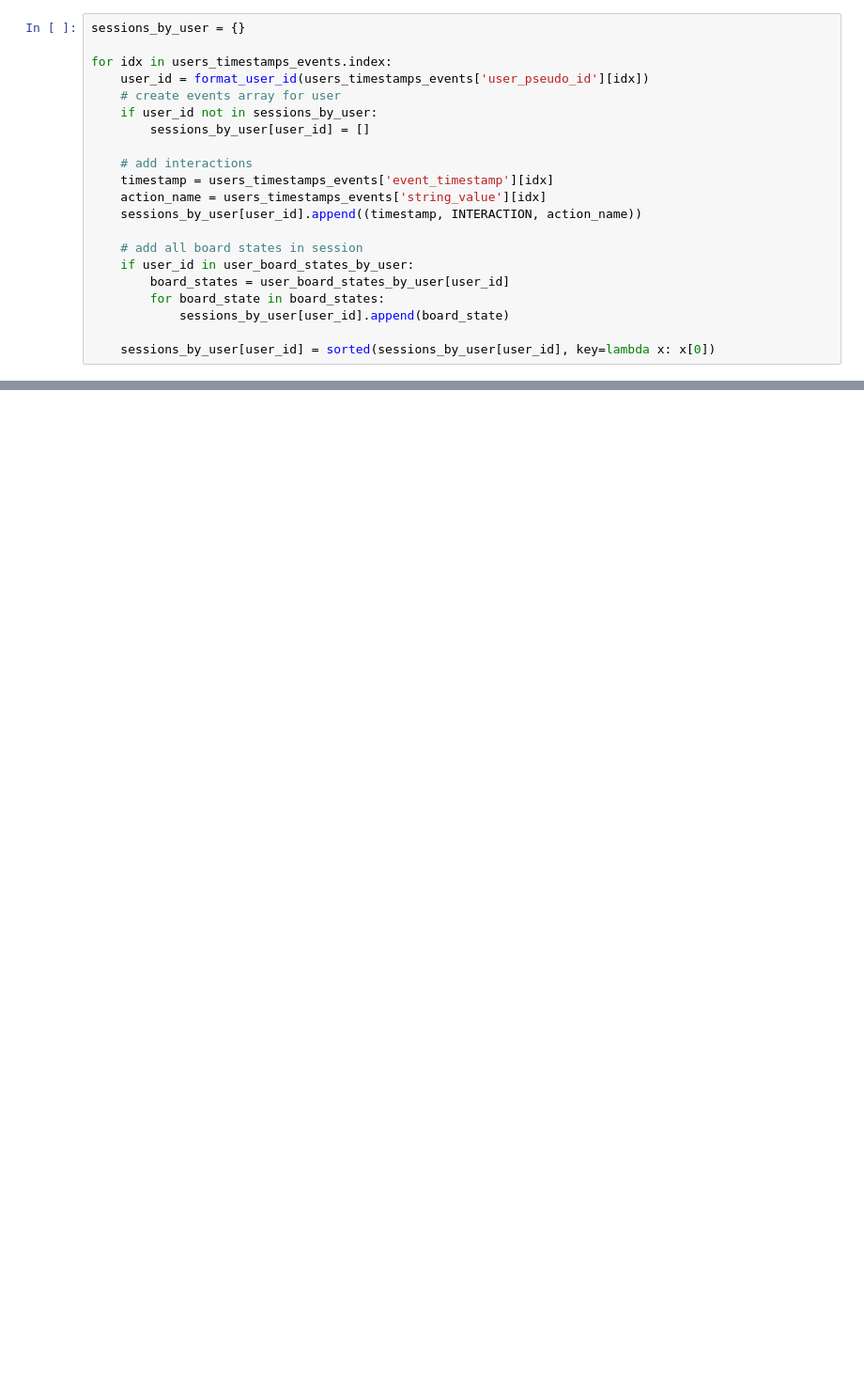
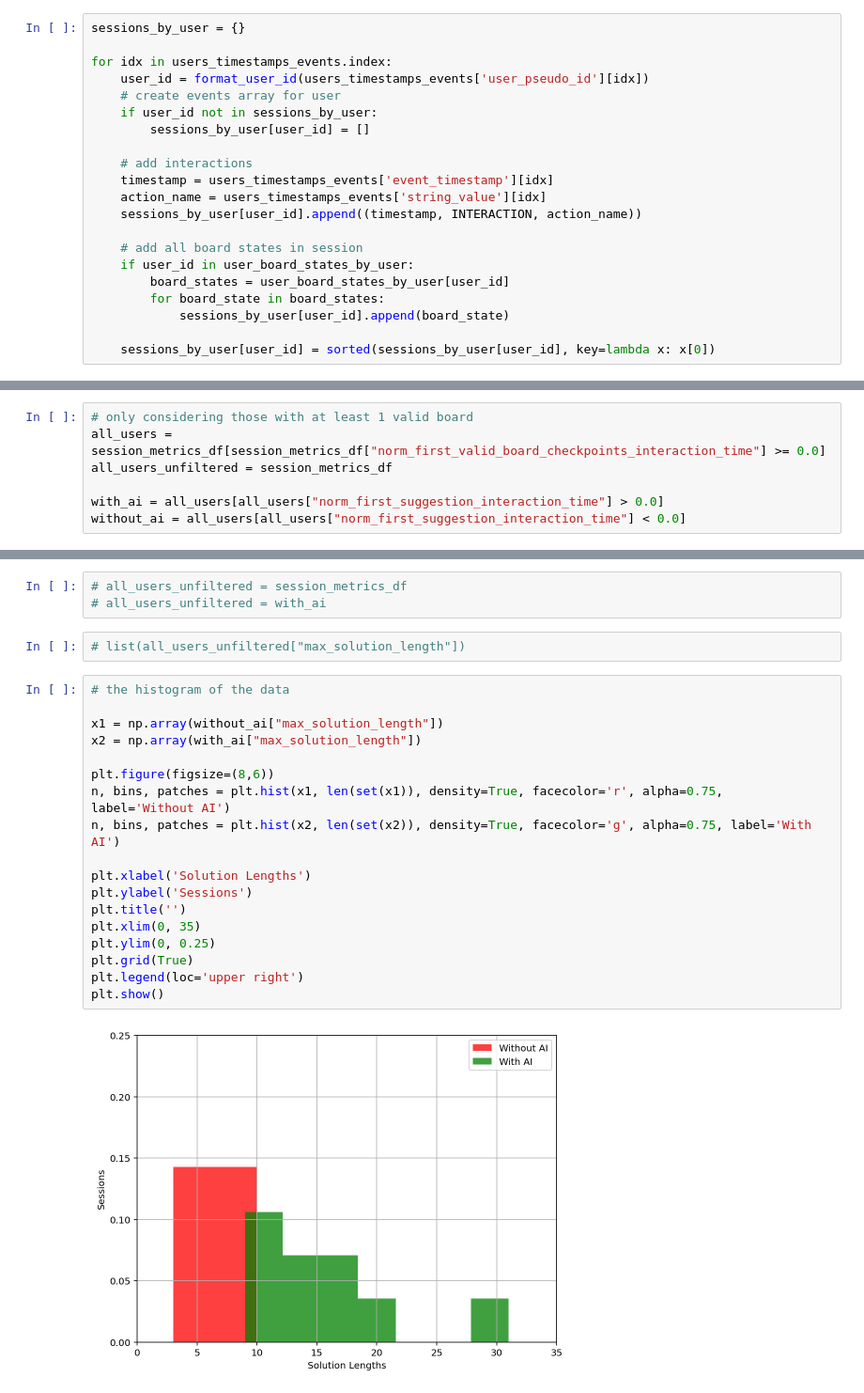
Before and after one commit to omardelarosa/pcgrl-brush, a Jupyter notebook: notebooks/bigquery_results_viz.ipynb, the cells around one changed output, grey strips where cells are left out. Shown at 94% size. Saved outputs shown, nothing was run; the diff lists cells and outputs as text; blank space fills up the shorter version.

```diff
--- a/notebooks/bigquery_results_viz.ipynb
+++ b/notebooks/bigquery_results_viz.ipynb
@@ -221,0 +355,7 @@ session_metrics_df
+# %%
+# only considering those with at least 1 valid board
+all_users = session_metrics_df[session_metrics_df["norm_first_valid_board_checkpoints_interaction_time"] >= 0.0]
+all_users_unfiltered = session_metrics_df
+
+with_ai = all_users[all_users["norm_first_suggestion_interaction_time"] > 0.0]
+without_ai = all_users[all_users["norm_first_suggestion_interaction_time"] < 0.0]
@@ -221,0 +467,25 @@ session_metrics_df
+# %%
+# all_users_unfiltered = session_metrics_df
+# all_users_unfiltered = with_ai
+# %%
+# list(all_users_unfiltered["max_solution_length"])
+# %%
+# the histogram of the data
+
+x1 = np.array(without_ai["max_solution_length"])
+x2 = np.array(with_ai["max_solution_length"])
+
+plt.figure(figsize=(8,6))
+n, bins, patches = plt.hist(x1, len(set(x1)), density=True, facecolor='r', alpha=0.75, label='Without AI')
+n, bins, patches = plt.hist(x2, len(set(x2)), density=True, facecolor='g', alpha=0.75, label='With AI')
+
+plt.xlabel('Solution Lengths')
+plt.ylabel('Sessions')
+plt.title('')
+plt.xlim(0, 35)
+plt.ylim(0, 0.25)
+plt.grid(True)
+plt.legend(loc='upper right')
+plt.show()
+# %% [output]
+[figure, added]
```
Also changed, not shown: parts of 47 cells of this notebook, 14 other files.
